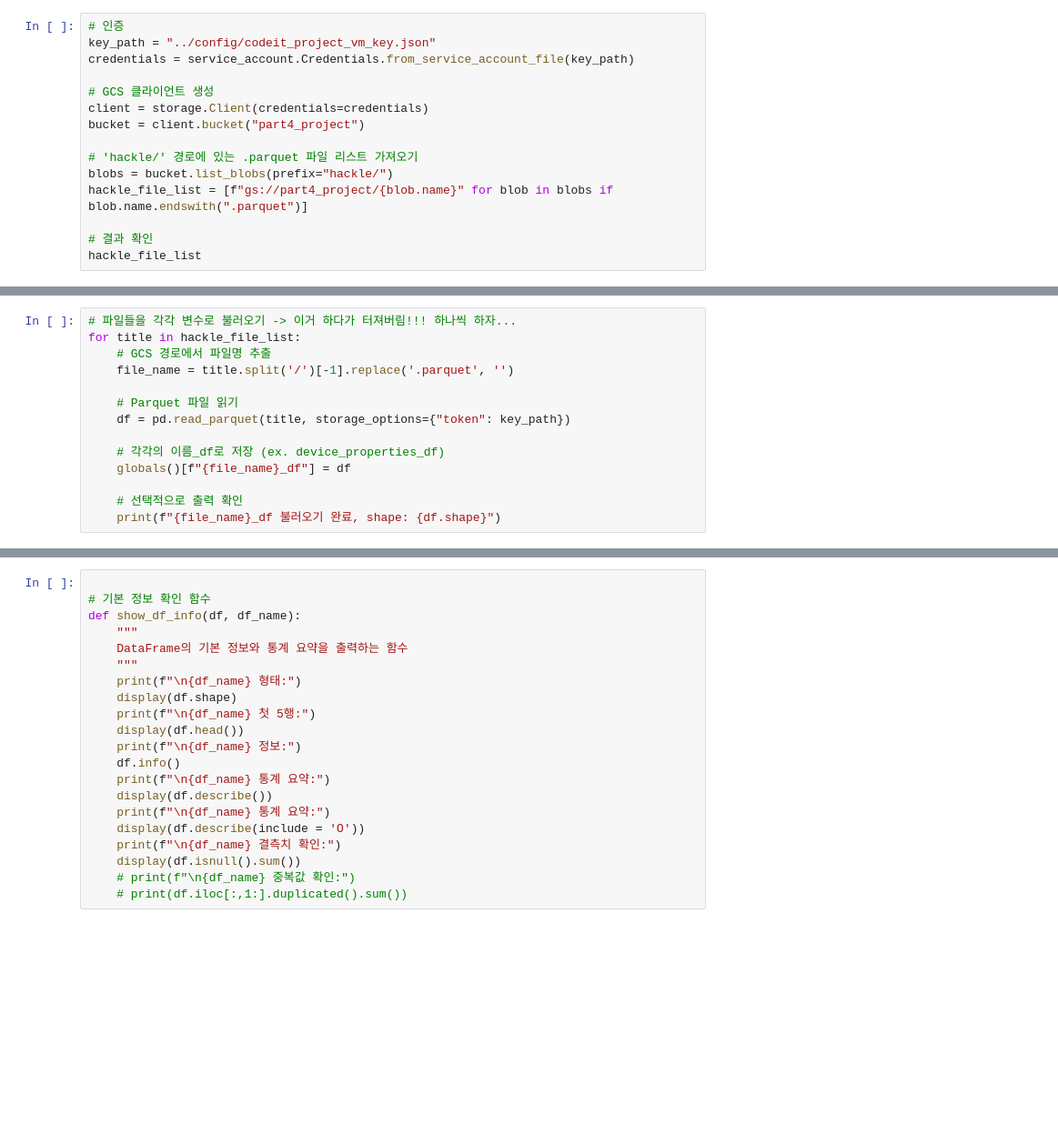
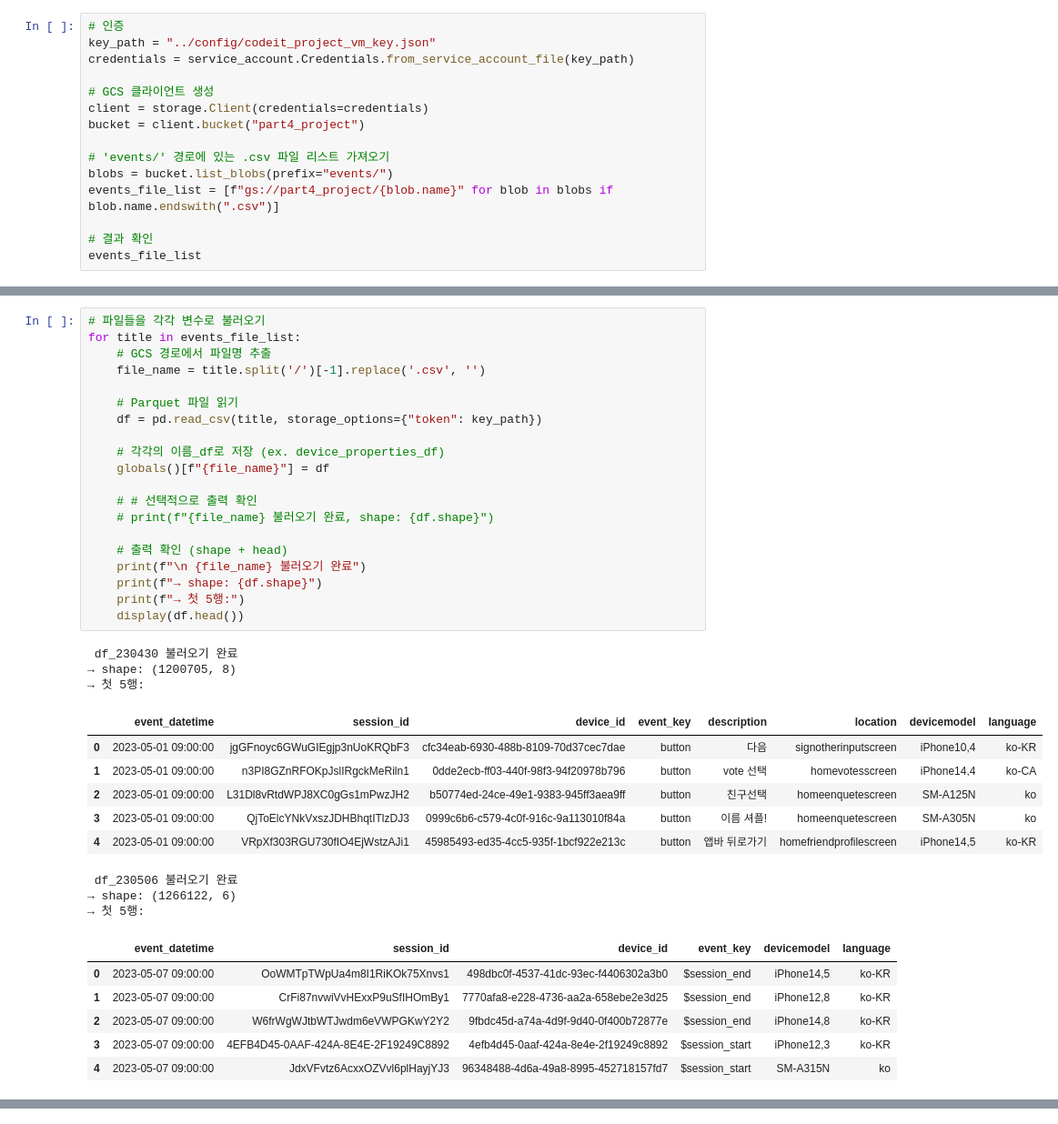
Before and after one commit to seung127/codeit_project, a Jupyter notebook: codeit-project-docker/notebooks/eda_events.ipynb, the cells around one changed output, grey strips where cells are left out. Shown at 91% size. Drawn from its saved outputs; the diff is of its cells as text; blank space fills up the shorter version.

Commit message:
read_events_csv_concat_may

```diff
--- a/codeit-project-docker/notebooks/eda_events.ipynb
+++ b/codeit-project-docker/notebooks/eda_events.ipynb
@@ -19,9 +20,9 @@ credentials = service_account.Credentials.from_service_account_file(key_path)
 client = storage.Client(credentials=credentials)
 bucket = client.bucket("part4_project")
 
-# 'hackle/' 경로에 있는 .parquet 파일 리스트 가져오기
-blobs = bucket.list_blobs(prefix="hackle/")
-hackle_file_list = [f"gs://part4_project/{blob.name}" for blob in blobs if blob.name.endswith(".parquet")]
+# 'events/' 경로에 있는 .csv 파일 리스트 가져오기
+blobs = bucket.list_blobs(prefix="events/")
+events_file_list = [f"gs://part4_project/{blob.name}" for blob in blobs if blob.name.endswith(".csv")]
 
 # 결과 확인
-hackle_file_list
+events_file_list
@@ -28,14 +39,39 @@ hackle_file_list
 # %%
-# 파일들을 각각 변수로 불러오기 -> 이거 하다가 터져버림!!! 하나씩 하자...
-for title in hackle_file_list:
+# 파일들을 각각 변수로 불러오기
+for title in events_file_list:
     # GCS 경로에서 파일명 추출
-    file_name = title.split('/')[-1].replace('.parquet', '')
+    file_name = title.split('/')[-1].replace('.csv', '')
 
     # Parquet 파일 읽기
-    df = pd.read_parquet(title, storage_options={"token": key_path})
+    df = pd.read_csv(title, storage_options={"token": key_path})
 
     # 각각의 이름_df로 저장 (ex. device_properties_df)
-    globals()[f"{file_name}_df"] = df
+    globals()[f"{file_name}"] = df
 
-    # 선택적으로 출력 확인
-    print(f"{file_name}_df 불러오기 완료, shape: {df.shape}")
+    # # 선택적으로 출력 확인
+    # print(f"{file_name} 불러오기 완료, shape: {df.shape}")
+
+    # 출력 확인 (shape + head)
+    print(f"\n {file_name} 불러오기 완료")
+    print(f"→ shape: {df.shape}")
+    print(f"→ 첫 5행:")
+    display(df.head())
+# %% [output]
+ df_230430 불러오기 완료
+→ shape: (1200705, 8)
+→ 첫 5행:
+|  | event_datetime | session_id | device_id | event_key | description | location | devicemodel | language |
+| 0 | 2023-05-01 09:00:00 | jgGFnoyc6GWuGIEgjp3nUoKRQbF3 | cfc34eab-6930-488b-8109-70d37cec7dae | button | 다음 | signotherinputscreen | iPhone10,4 | ko-KR |
+| 1 | 2023-05-01 09:00:00 | n3PI8GZnRFOKpJslIRgckMeRiln1 | 0dde2ecb-ff03-440f-98f3-94f20978b796 | button | vote 선택 | homevotesscreen | iPhone14,4 | ko-CA |
+| 2 | 2023-05-01 09:00:00 | L31Dl8vRtdWPJ8XC0gGs1mPwzJH2 | b50774ed-24ce-49e1-9383-945ff3aea9ff | button | 친구선택 | homeenquetescreen | SM-A125N | ko |
+| 3 | 2023-05-01 09:00:00 | QjToElcYNkVxszJDHBhqtITlzDJ3 | 0999c6b6-c579-4c0f-916c-9a113010f84a | button | 이름 셔플! | homeenquetescreen | SM-A305N | ko |
+| 4 | 2023-05-01 09:00:00 | VRpXf303RGU730fIO4EjWstzAJi1 | 45985493-ed35-4cc5-935f-1bcf922e213c | button | 앱바 뒤로가기 | homefriendprofilescreen | iPhone14,5 | ko-KR |
+ df_230506 불러오기 완료
+→ shape: (1266122, 6)
+→ 첫 5행:
+|  | event_datetime | session_id | device_id | event_key | devicemodel | language |
+| 0 | 2023-05-07 09:00:00 | OoWMTpTWpUa4m8I1RiKOk75Xnvs1 | 498dbc0f-4537-41dc-93ec-f4406302a3b0 | $session_end | iPhone14,5 | ko-KR |
+| 1 | 2023-05-07 09:00:00 | CrFi87nvwiVvHExxP9uSfIHOmBy1 | 7770afa8-e228-4736-aa2a-658ebe2e3d25 | $session_end | iPhone12,8 | ko-KR |
+| 2 | 2023-05-07 09:00:00 | W6frWgWJtbWTJwdm6eVWPGKwY2Y2 | 9fbdc45d-a74a-4d9f-9d40-0f400b72877e | $session_end | iPhone14,8 | ko-KR |
+| 3 | 2023-05-07 09:00:00 | 4EFB4D45-0AAF-424A-8E4E-2F19249C8892 | 4efb4d45-0aaf-424a-8e4e-2f19249c8892 | $session_start | iPhone12,3 | ko-KR |
+| 4 | 2023-05-07 09:00:00 | JdxVFvtz6AcxxOZVvl6plHayjYJ3 | 96348488-4d6a-49a8-8995-452718157fd7 | $session_start | SM-A315N | ko |
@@ -42,21 +114,0 @@ for title in hackle_file_list:
-# %%
-
-# 기본 정보 확인 함수
-def show_df_info(df, df_name):
-    """
-    DataFrame의 기본 정보와 통계 요약을 출력하는 함수
-    """
-    print(f"\n{df_name} 형태:")
-    display(df.shape)
-    print(f"\n{df_name} 첫 5행:")
-    display(df.head())
-    print(f"\n{df_name} 정보:")
-    df.info()
-    print(f"\n{df_name} 통계 요약:")
-    display(df.describe())
-    print(f"\n{df_name} 통계 요약:")
-    display(df.describe(include = 'O'))
-    print(f"\n{df_name} 결측치 확인:")
-    display(df.isnull().sum())
-    # print(f"\n{df_name} 중복값 확인:")
-    # print(df.iloc[:,1:].duplicated().sum())
```
Also changed, not shown: parts of 7 cells of this notebook.
